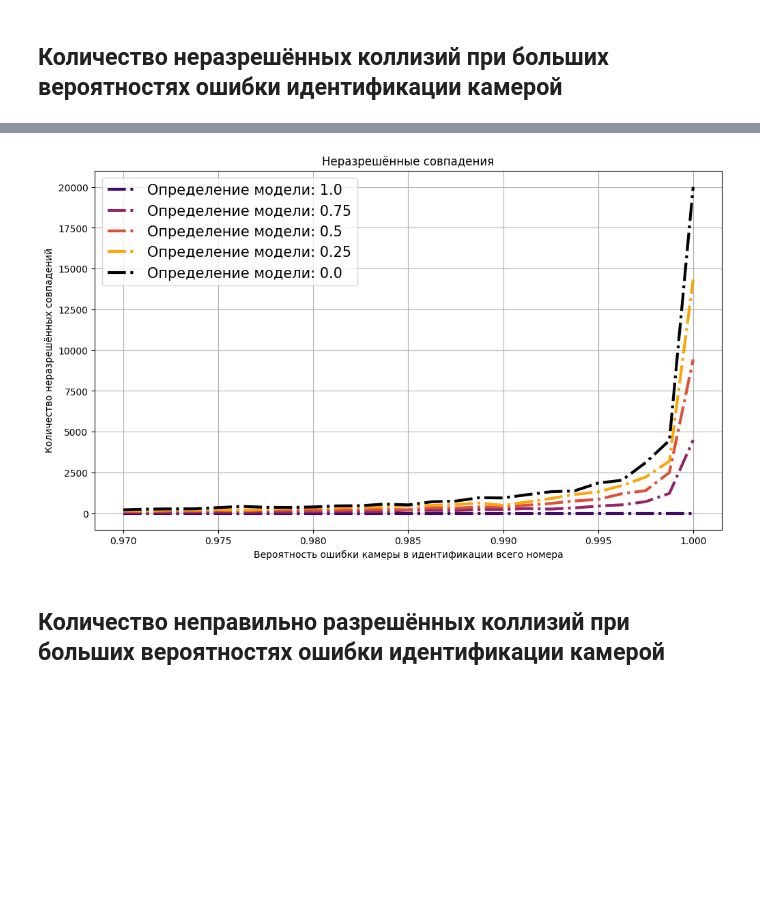
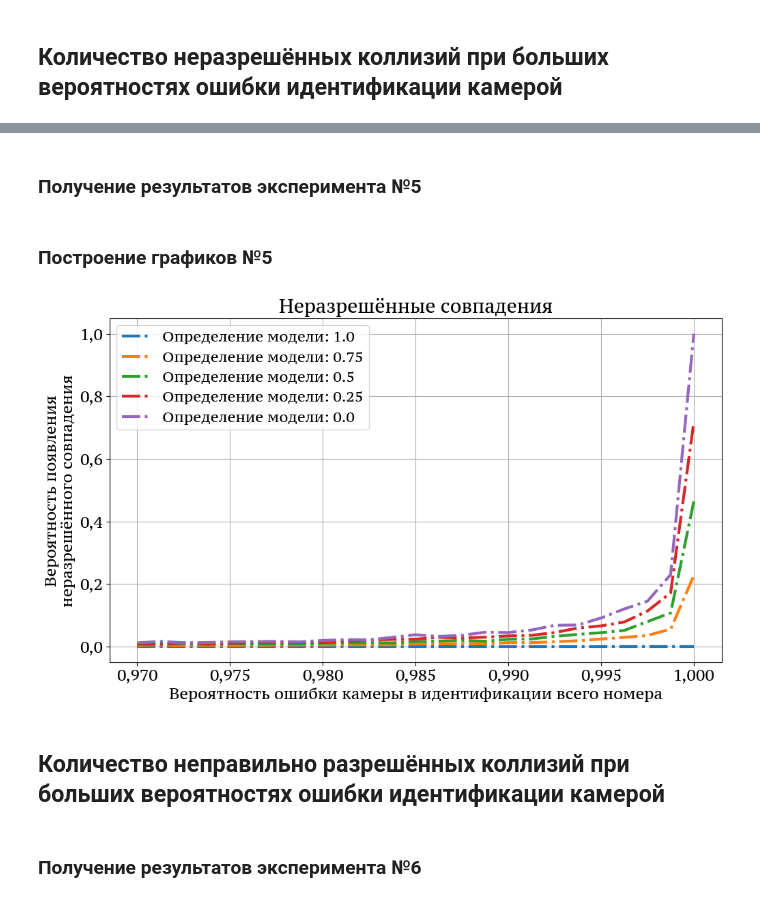
Before and after one commit to VilmenAbramian/simulation, a Jupyter notebook: pysim/experiments/notebooks/hybrid.ipynb, the cells around one changed output, grey strips where cells are left out. Drawn from its saved outputs; the diff is of its cells as text; code cells hidden in the pictures; blank space fills up the shorter version.

```diff
--- a/pysim/experiments/notebooks/hybrid.ipynb
+++ b/pysim/experiments/notebooks/hybrid.ipynb
@@ -350,50 +295,36 @@ for line in results_list:
-# %%
-fig, ax = plt.subplots(figsize=(10, 6), layout="constrained")
-
-ax.plot(
-    photo_probs, res_probs[0],
-    linewidth=3, linestyle="dashdot",
-    label=f"Определение модели: {1-model_err_probs_list[0]}",
-    color=get_color(0.2)
-)
-
-ax.plot(
-    photo_probs, res_probs[1],
-    linewidth=3, linestyle="dashdot",
-    label=f"Определение модели: {1-model_err_probs_list[1]}",
-    color=get_color(0.4)
-)
-
-ax.plot(
-    photo_probs, res_probs[2],
-    linewidth=3, linestyle="dashdot",
-    label=f"Определение модели: {1-model_err_probs_list[2]}",
-    color=get_color(0.6)
-)
-
-ax.plot(
-    photo_probs, res_probs[3],
-    linewidth=3, linestyle="dashdot",
-    label=f"Определение модели: {1-model_err_probs_list[3]}",
-    color=get_color(0.8)
-)
-
-ax.plot(
-    photo_probs, res_probs[4],
-    linewidth=3, linestyle="dashdot",
-    label=f"Определение модели: {1-model_err_probs_list[4]}",
-    color=get_color(1)
-)
-ax.set_xlabel("Вероятность ошибки камеры в идентификации всего номера")
-ax.set_ylabel("Количество неразрешённых совпадений")
-plt.tick_params(axis="both", which="major")
-plt.title("Неразрешённые совпадения")
-plt.legend(prop={"size":15})
-plt.grid()
-
-# savefig(name=f"", directory=DIRECTORY)
-# %% [output]
-[figure, removed]
+# %% [markdown]
+### Получение результатов эксперимента №5
+# %%
+res_probs = get_experiments_results(
+    variadic=variadic,
+    variadic_values=photo_probs,
+    line_variable=line_variable,
+    line_variable_values=model_err_probs_list,
+    params_list=params_list,
+    result_param_name=result_param_name,
+    use_json=True,
+    save_results=False,
+    file_name="unresolved_collision_prob.json"
+)
+# Моделирование на M3 Pro для 20000 номеров:
+# %% [markdown]
+### Построение графиков №5
+# %%
+plot_experiment_lines(
+    x_values=photo_probs,
+    y_lines=res_probs,
+    labels=[f"Определение модели: {1 - model_err_probs_list[i]}" for i in range(Consts.NUM_LINES)],
+    xlabel="Вероятность ошибки камеры в идентификации всего номера",
+    ylabel="Вероятность появления\nнеразрешённого совпадения",
+    title="Неразрешённые совпадения",
+    image_name="unresolved_collision_prob",
+    save_fig=True,
+    inversion=False
+)
+# %% [output]
+[figure, added]
 # %% [markdown]
 ## Количество неправильно разрешённых коллизий при больших вероятностях ошибки идентификации камерой
+# %% [markdown]
+### Получение результатов эксперимента №6
 # %%
```
Also changed, not shown: parts of 44 cells of this notebook, 20 other files.
